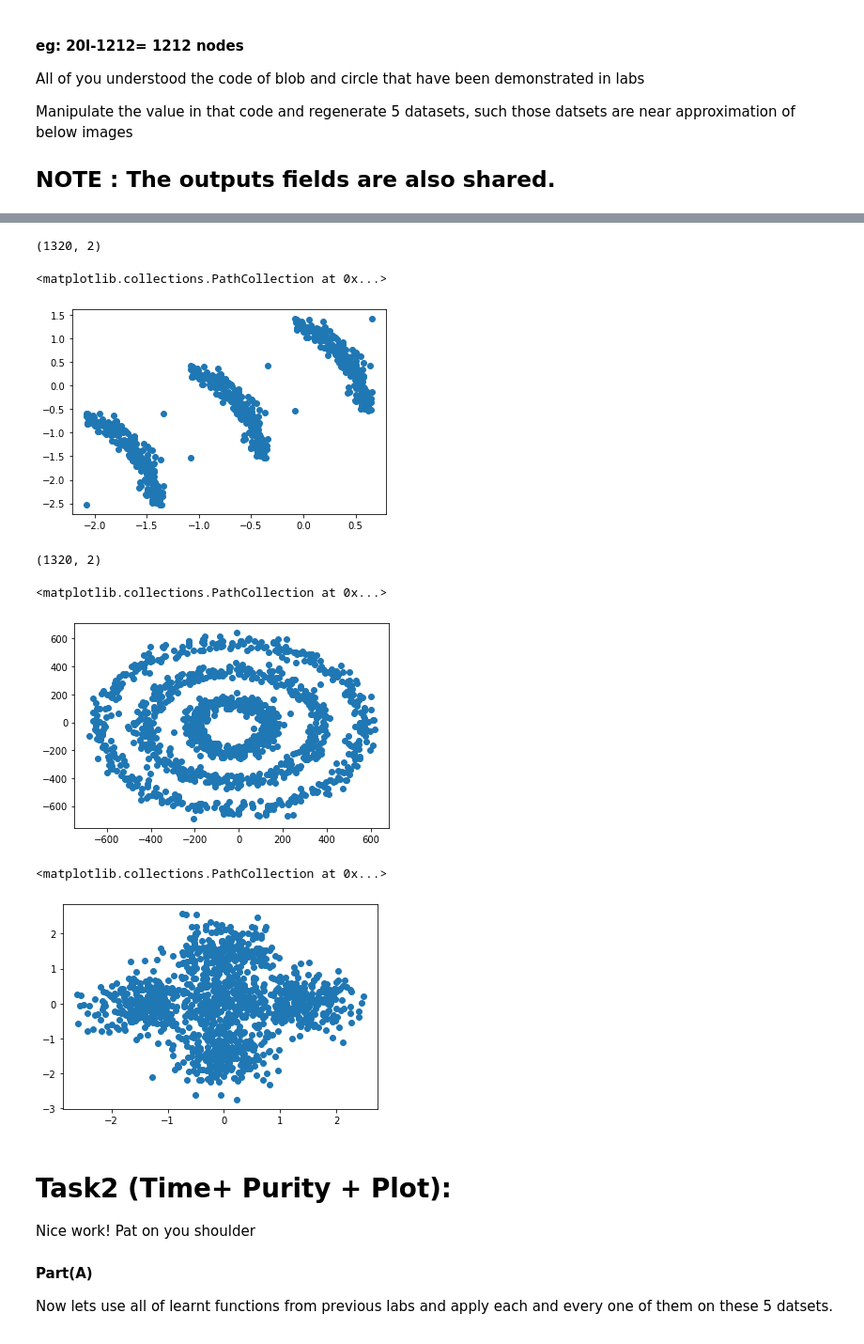
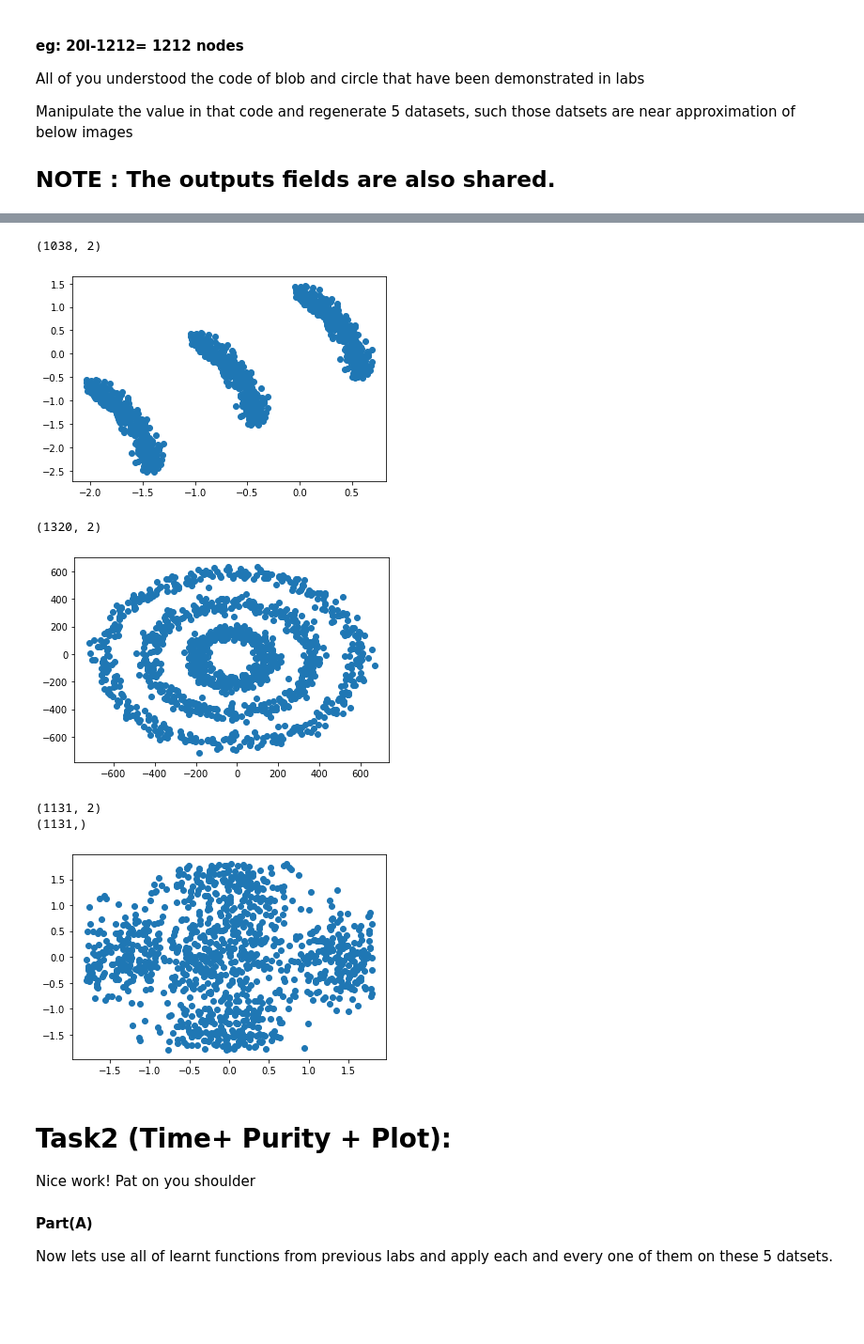
Before and after one commit to shahzebazhar/bigdata_sem4_assign2, a Jupyter notebook: 20l-1320_ass2.ipynb, the cells around one changed output, grey strips where cells are left out. Shown at 94% size. Saved outputs shown, nothing was run; the diff lists cells and outputs as text; code cells hidden in the pictures; blank space fills up the shorter version.

```diff
--- a/20l-1320_ass2.ipynb
+++ b/20l-1320_ass2.ipynb
@@ -95,5 +165,5 @@ See the caveats in the documentation: https://pandas.pydata.org/pandas-docs/stab
 # %%
-X, y = datasets.make_moons(nodes, noise=0.05)
+X, y = datasets.make_moons(math.ceil(nodes * 1.5), noise=0.05)
 x = StandardScaler().fit_transform(X)
 
 df = pd.DataFrame(x)
@@ -101,19 +171,15 @@ df = pd.DataFrame(x)
 df.sort_values(1, inplace=True)
 
 df = df.iloc[int(df.shape[0] // 3):, :]
+y = y[int(y.shape[0] // 3):]
 
 df.sort_values(0, inplace=True)
 
 df = df.iloc[int(df.shape[0] // 1.65):, :]
+y = y[int(y.shape[0] // 1.65):]
+
 df = df.iloc[:int(df.shape[0] // 1.5), :]
-
-remaining_nodes = (nodes - (df.shape[0] * 3)) // 3
-
-x_vals = np.geomspace(df.min()[0], df.max()[0], remaining_nodes) # filling the missing nodes
-y_vals = np.geomspace(df.min()[1], df.max()[1], remaining_nodes)
-
-added_df = pd.DataFrame({0:x_vals, 1:y_vals})
-df = pd.concat([df, added_df], ignore_index=True)
+y = y[:int(y.shape[0] // 1.5)]
 
 df_part2 = df.copy(deep=True)
 df_part3 = df.copy(deep=True)
@@ -124,32 +190,64 @@ df_part2.iloc[:, 1] -= 1
 df_part3.iloc[:, 0] -= 2
 df_part3.iloc[:, 1] -= 2
 
+df[2] = np.full(df.shape[0], 0)
+df_part2[2] = np.full(df.shape[0], 1)
+df_part3[2] = np.full(df.shape[0], 2)
+
+
 df = pd.concat([df, df_part2, df_part3], ignore_index=True)
+dataset3_y = np.array(df[2])
+
+df.drop(2, axis=1, inplace=True)
 
 print(df.shape)
 plt.scatter(df[0], df[1])
+
+dataset3_x = np.array(df)
 # %% [output]
-(1320, 2)
+(1038, 2)
-<matplotlib.collections.PathCollection at 0x...>
-[figure, old version]
+[figure, new version]
 # %%
-df = pd.DataFrame(create_circle(600, nodes // 3) + create_circle(400, nodes // 3) + create_circle(175, nodes // 3))
+df = pd.DataFrame(create_circle(620, nodes // 3) + create_circle(400, nodes // 3) + create_circle(175, nodes // 3))
+y = np.hstack([np.full(nodes // 3, 0), np.full(nodes // 3, 1), np.full(nodes // 3, 2)])
 
 print(df.shape)
 plt.scatter(df[0], df[1])
+
+dataset4_x = np.array(df)
+dataset4_y = y
 # %% [output]
 (1320, 2)
-<matplotlib.collections.PathCollection at 0x...>
-[figure, old version]
+[figure, new version]
 # %%
 X, y = make_blobs(nodes, cluster_std=0.6, centers=[[0, 0], [-2, 0], [2, 0], [0, -2], [0, 2]])
 
 x = StandardScaler().fit_transform(X)
+df = pd.DataFrame(x)
 
+df = df[(df < 1.8) & (df > -1.8)]
+
+del_ind = []
+for idx, i in enumerate(list(np.sum(df.isna(), axis=1))):
+    if i != 0:
+        del_ind.append(idx)
+
+y = np.delete(y, del_ind)
+
+df.dropna(inplace=True)
+
+x = np.array(df)
+
+print(x.shape)
+print(y.shape)
 plt.scatter(x[:, 0], x[:, 1])
+
+dataset5_x = x
+dataset5_y = y
 # %% [output]
-<matplotlib.collections.PathCollection at 0x...>
+(1131, 2)
+(1131,)
-[figure, old version]
+[figure, new version]
 # %% [markdown]
 # Task2 (Time+ Purity + Plot):
 Nice work! Pat on you shoulder
```
Also changed, not shown: parts of 58 cells of this notebook, 1 other file.
